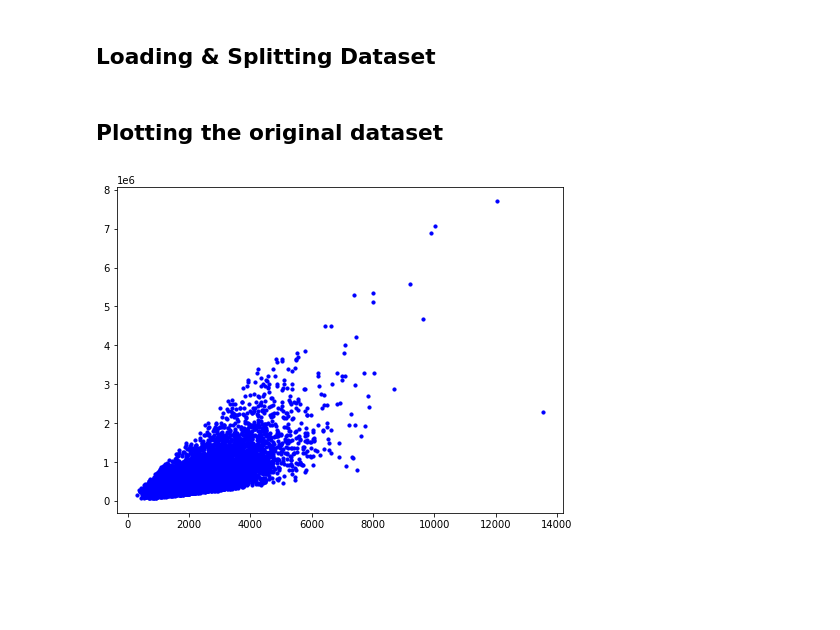
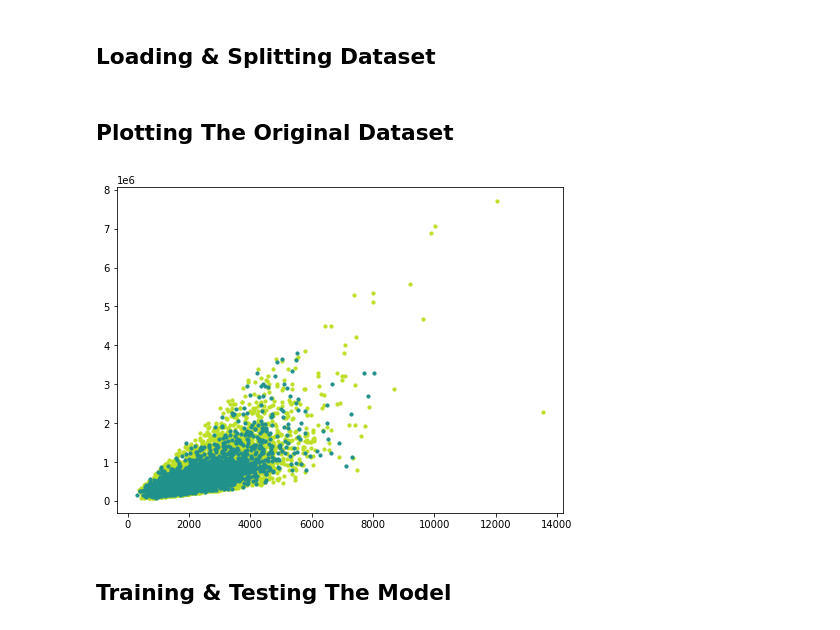
Before and after one commit to BahaaEldeenOsama/ML-Algorithms, a Jupyter notebook: Assignment-1/Linear Regression.ipynb, the cells around one changed output. Cells and saved outputs as stored; diff of their text form; code cells hidden in the pictures; blank space fills up the shorter version.

Commit message:
Finishing training the model

```diff
--- a/Assignment-1/Linear Regression.ipynb
+++ b/Assignment-1/Linear Regression.ipynb
@@ -40,18 +40,22 @@ def train_test_split(X, Y):
     train_length = math.ceil(dataset_length * (1 - test_size))
     return X[:train_length], X[train_length:], Y[:train_length], Y[train_length:]
 
-data = pd.read_csv('house_data.csv')
+df = pd.read_csv('house_data.csv')
 
-X = np.array(data['sqft_living'])
+X = np.array(df[['sqft_living']])
+Y = np.array(df['price'])
 
-Y = np.array(data['price'])
 
-X_train, X_test, y_train, y_test = train_test_split(X, Y)
+x_train, x_test, y_train, y_test = train_test_split(X, Y)
-# %% [markdown]
-## Plotting the original dataset
+# %% [markdown]
+## Plotting The Original Dataset
 # %%
-fig = plt.figure(figsize=(8, 6))
-plt.scatter(X, Y, color="b", marker="o", s=10)
+cmap = plt.get_cmap('viridis')
+fig = plt.figure(figsize=(8,6))
+m1 = plt.scatter(x_train, y_train, color=cmap(0.9), s=10)
+m2 = plt.scatter(x_test, y_test, color=cmap(0.5), s=10)
 plt.show()
 # %% [output]
-[figure, old version]
+[figure, new version]
+# %% [markdown]
+## Training & Testing The Model
```
Also changed, not shown: parts of 2 cells of this notebook.
